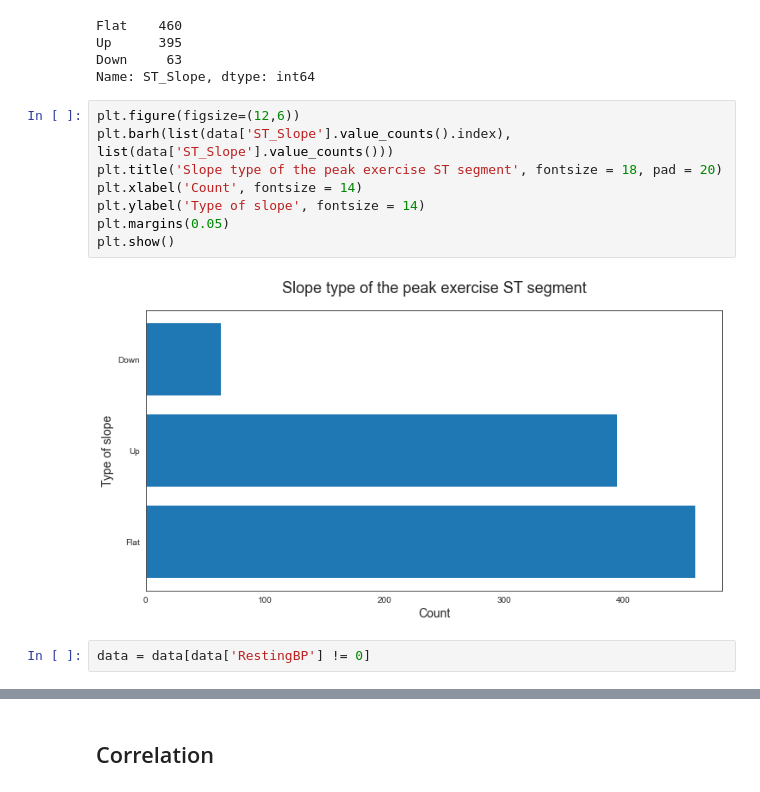
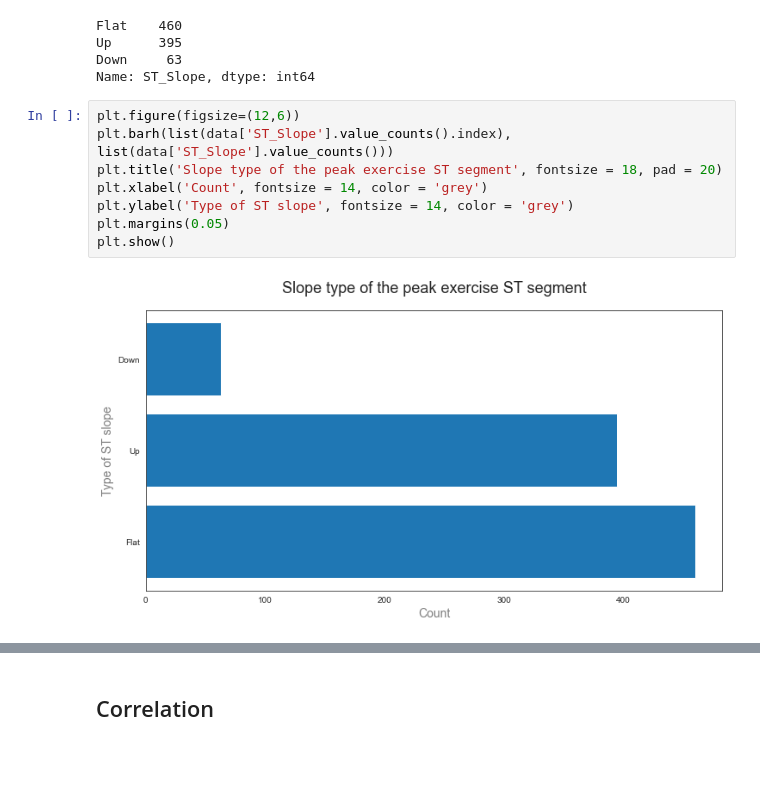
Before and after one commit to PilgrimMatthias/HeartDiseas_prediction, a Jupyter notebook: heartdisease.ipynb, the cells around one changed output, grey strips where cells are left out. Saved outputs shown, nothing was run; the diff lists cells and outputs as text; blank space fills up the shorter version.

```diff
--- a/heartdisease.ipynb
+++ b/heartdisease.ipynb
@@ -363,12 +448,10 @@ Name: ST_Slope, dtype: int64
 # %%
 plt.figure(figsize=(12,6))
 plt.barh(list(data['ST_Slope'].value_counts().index), list(data['ST_Slope'].value_counts()))
 plt.title('Slope type of the peak exercise ST segment', fontsize = 18, pad = 20)
-plt.xlabel('Count', fontsize = 14)
-plt.ylabel('Type of slope', fontsize = 14)
+plt.xlabel('Count', fontsize = 14, color = 'grey')
+plt.ylabel('Type of ST slope', fontsize = 14, color = 'grey')
 plt.margins(0.05)
 plt.show()
 # %% [output]
-[figure, old version]
+[figure, new version]
-# %%
-data = data[data['RestingBP'] != 0]
```
Also changed, not shown: parts of 37 cells of this notebook.
